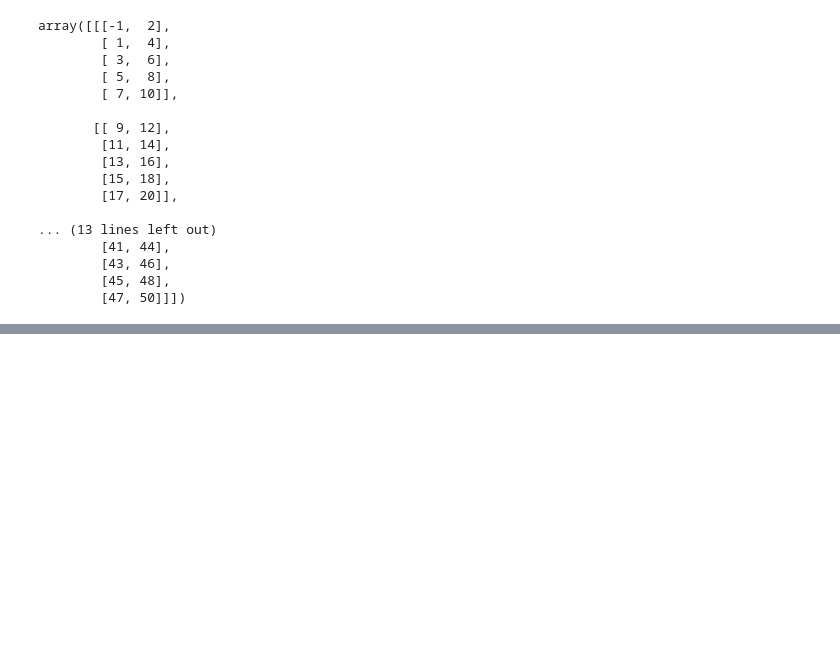
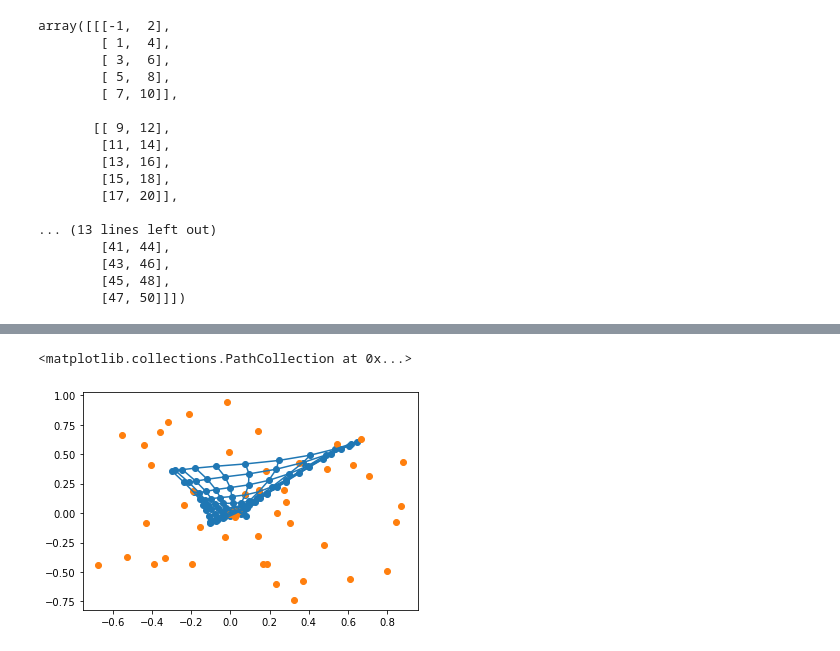
Before and after one commit to xvan/RedesNeuronales, a Jupyter notebook: TP3/tp3/tp3.ipynb, the cells around one changed output, grey strips where cells are left out. Saved outputs shown, nothing was run; the diff lists cells and outputs as text; code cells hidden in the pictures; blank space fills up the shorter version.

```diff
--- a/TP3/tp3/tp3.ipynb
+++ b/TP3/tp3/tp3.ipynb
@@ -53,0 +84,16 @@ array([[[-1,  2],
+# %%
+kn.train(50)
+# %%
+xx=kn.weights_map[:,:,0]
+yy=kn.weights_map[:,:,1]
+
+plt.scatter(xx,yy)
+
+segs1 = np.stack((xx,yy), axis=2)
+segs2 = segs1.transpose(1,0,2)
+plt.gca().add_collection(LineCollection(segs1))
+plt.gca().add_collection(LineCollection(segs2))
+plt.scatter(target[:,0],target[:,1])
+# %% [output]
+<matplotlib.collections.PathCollection at 0x...>
+[figure, added]
```
Also changed, not shown: parts of 8 cells of this notebook, 3 other files.
